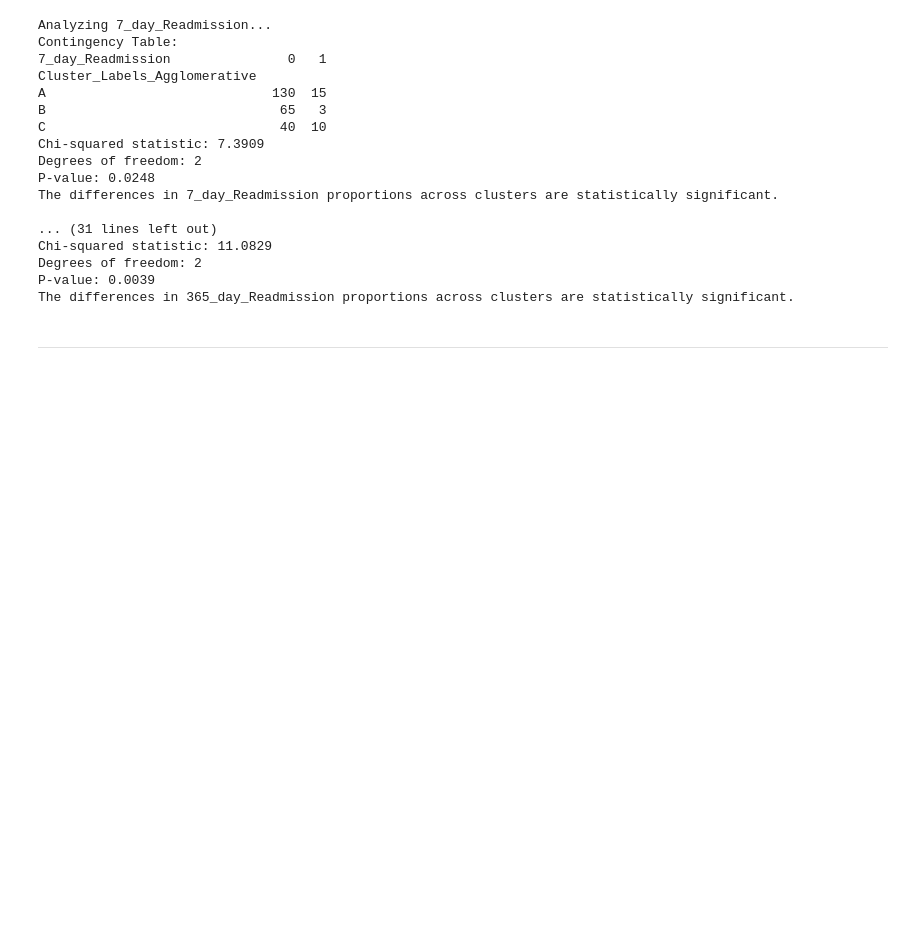
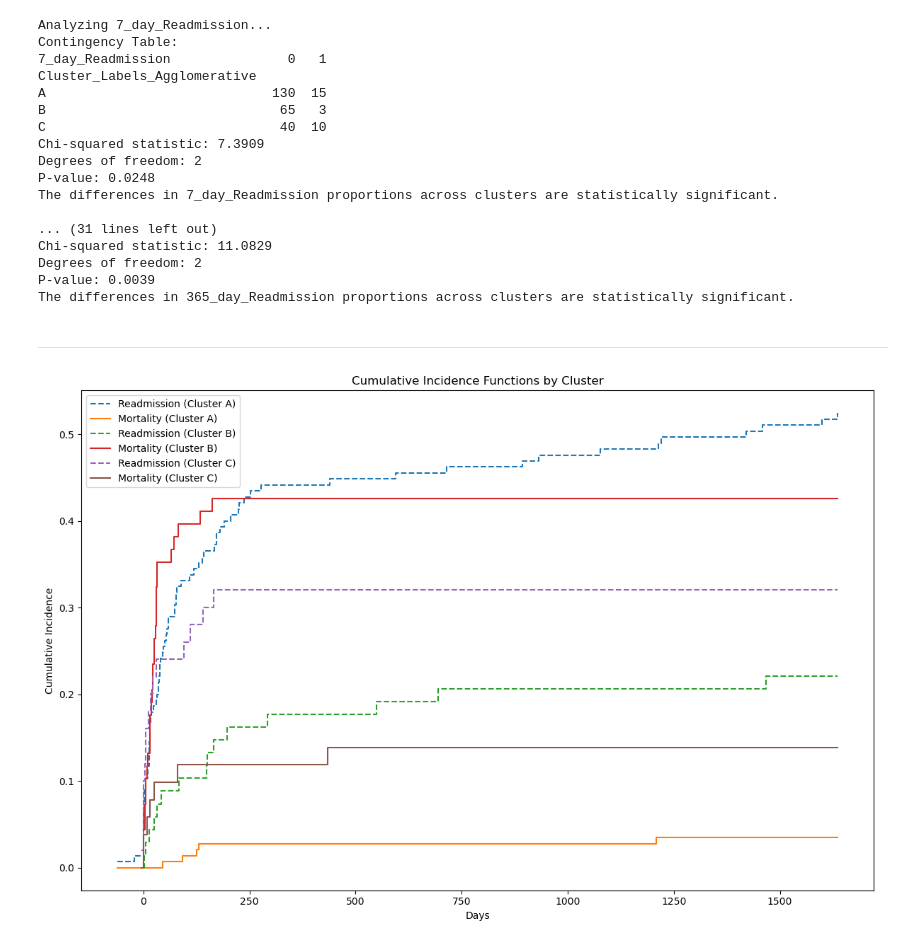
Before and after one commit to shrinitbabel/TBI-Unsupervised-Clustering-Readmission-Prediction, a Jupyter notebook: TBI_FullHouse_3Clusters.ipynb, the cells around one changed output. Saved outputs shown, nothing was run; the diff lists cells and outputs as text; code cells hidden in the pictures; blank space fills up the shorter version.

```diff
--- a/TBI_FullHouse_3Clusters.ipynb
+++ b/TBI_FullHouse_3Clusters.ipynb
@@ -1269,3 +1318,75 @@ P-value: 0.0039
 The differences in 365_day_Readmission proportions across clusters are statistically significant.
 # %% [markdown]
 ___________________________________
+# %%
+import pandas as pd
+import numpy as np
+import matplotlib.pyplot as plt
+
+# Define competing risks: Event = 0 (censored), 1 (readmission), 2 (mortality)
+df['Event'] = 0  # Default: censored
+df.loc[df['Readmission_Flag'] == 1, 'Event'] = 1  # 1 = Readmission
+df.loc[df['Mortality_Flag'] == 1, 'Event'] = 2  # 2 = Mortality
+
+# Define time to event (use the earliest time for the event of interest)
+df['Time_to_Event'] = np.minimum(df['Days_to_Readmission'], df['Days_to_Mortality'])
+
+# Stratify by clusters
+clusters = df['Cluster_Labels_Agglomerative'].unique()
+
+# Plot CIF for each cluster
+plt.figure(figsize=(12, 8))
+
+for cluster in clusters:
+    cluster_data = df[df['Cluster_Labels_Agglomerative'] == cluster]
+
+    time = cluster_data['Time_to_Event']
+    event = cluster_data['Event']
+
+    # Create a dataframe with sorted times
+    sorted_df = pd.DataFrame({'time': time, 'event': event}).sort_values(by='time')
+    unique_times = sorted_df['time'].unique()
+
+    # Initialize cumulative incidence functions
+    cif_readmission = []
+    cif_mortality = []
+
+    # Initialize risk set size
+    risk_set_size = len(sorted_df)
+
+    # Calculate cumulative incidence
+    for t in unique_times:
+        # Subset the data at the current time
+        event_at_t = sorted_df[sorted_df['time'] == t]
+
+        # Calculate the hazard for each event
+        hazard_readmission = len(event_at_t[event_at_t['event'] == 1]) / risk_set_size
+        hazard_mortality = len(event_at_t[event_at_t['event'] == 2]) / risk_set_size
+
+        # Update cumulative incidence
+        if len(cif_readmission) == 0:
+            cif_readmission.append(hazard_readmission)
+            cif_mortality.append(hazard_mortality)
+        else:
+            cif_readmission.append(
+                cif_readmission[-1] + hazard_readmission * (1 - cif_readmission[-1] - cif_mortality[-1])
+            )
+            cif_mortality.append(
+                cif_mortality[-1] + hazard_mortality * (1 - cif_readmission[-1] - cif_mortality[-1])
+            )
+
+        # Update risk set size
+        risk_set_size -= len(event_at_t)
+
+    # Plot CIF curves
+    plt.step(unique_times, cif_readmission, where="post", label=f"Readmission (Cluster {cluster})", linestyle="--")
+    plt.step(unique_times, cif_mortality, where="post", label=f"Mortality (Cluster {cluster})", linestyle="-")
+
+plt.title("Cumulative Incidence Functions by Cluster")
+plt.xlabel("Days")
+plt.ylabel("Cumulative Incidence")
+plt.legend()
+plt.tight_layout()
+plt.show()
+# %% [output]
+[figure, added]
```
Also changed, not shown: parts of 4 cells of this notebook.
